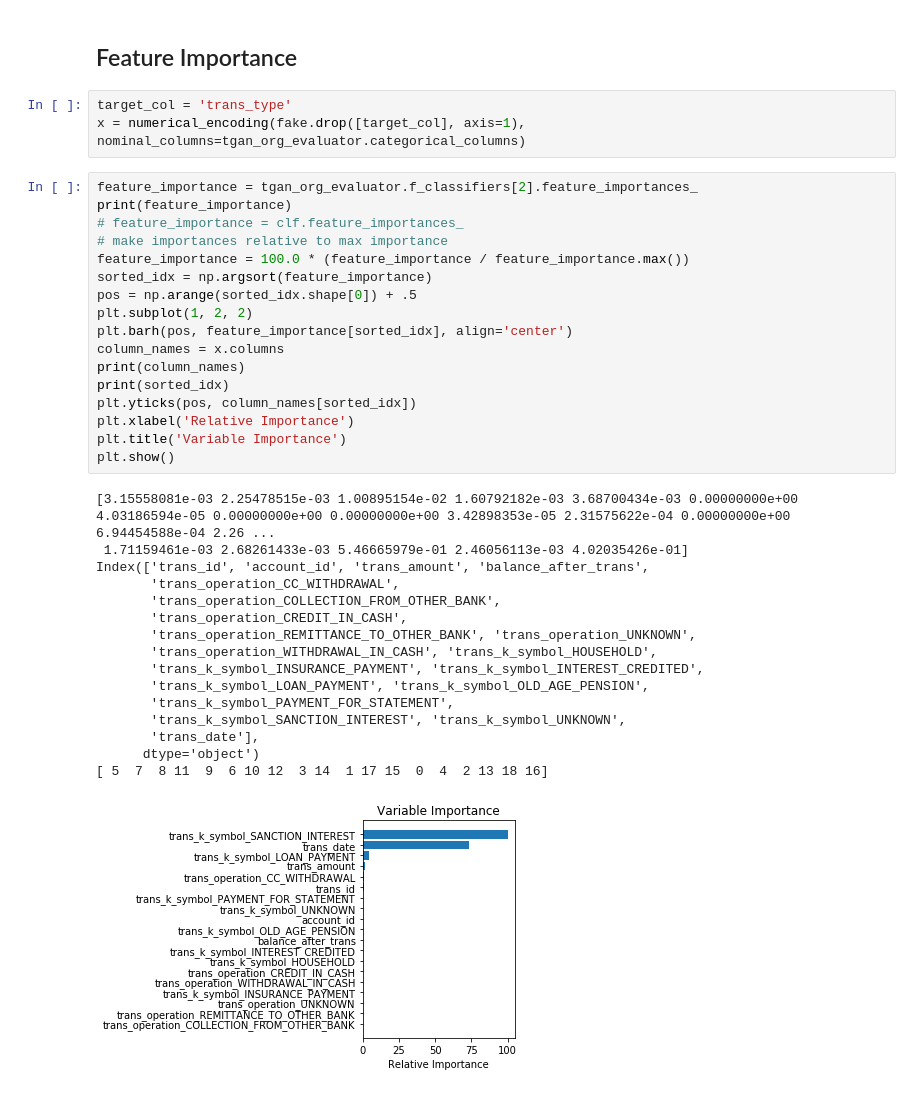
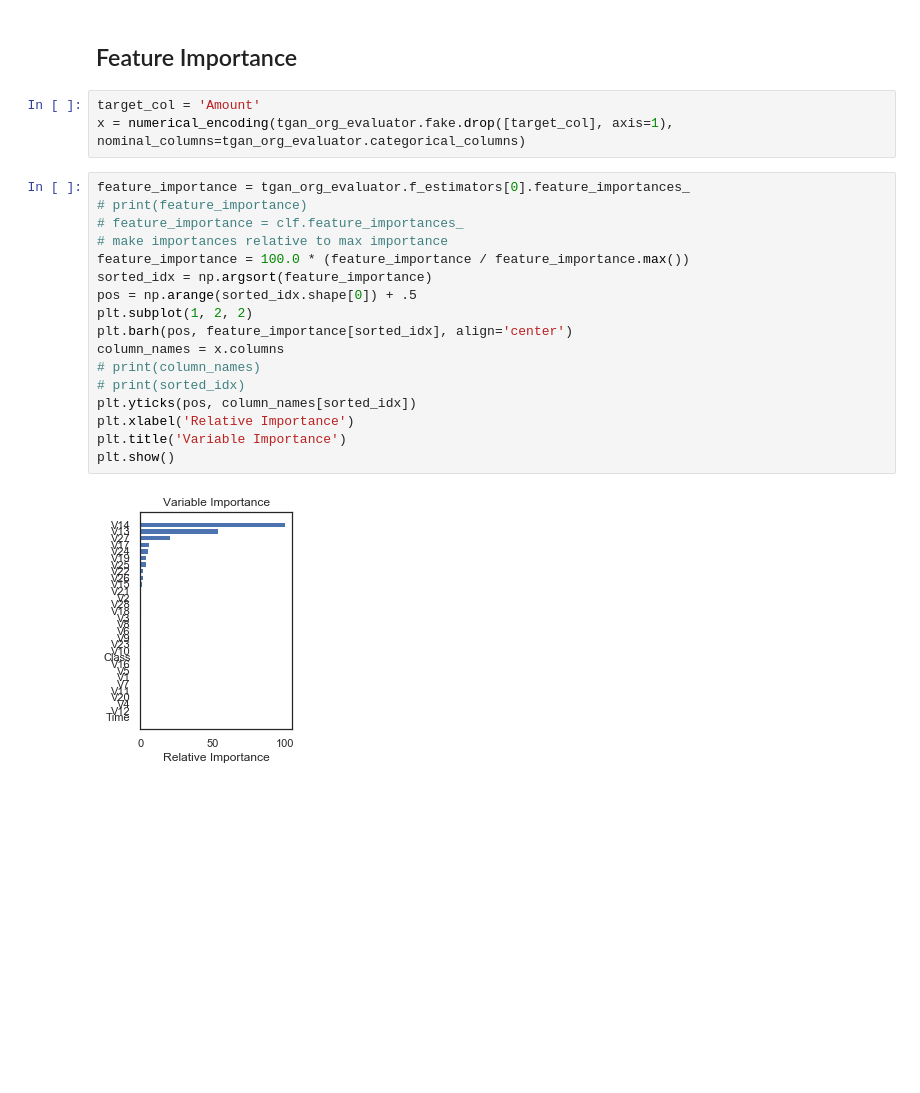
Before and after one commit to Baukebrenninkmeijer/TGAN, a Jupyter notebook: data_comparison_creditcard.ipynb, the cells around one changed output. Saved outputs shown, nothing was run; the diff lists cells and outputs as text; blank space fills up the shorter version.

```diff
--- a/data_comparison_creditcard.ipynb
+++ b/data_comparison_creditcard.ipynb
@@ -100,40 +197,25 @@ tablegan_evaluator.visual_evaluation(annot=False)
 # %% [markdown]
 ## Feature Importance
 # %%
-target_col = 'trans_type'
-x = numerical_encoding(fake.drop([target_col], axis=1), nominal_columns=tgan_org_evaluator.categorical_columns)
+target_col = 'Amount'
+x = numerical_encoding(tgan_org_evaluator.fake.drop([target_col], axis=1), nominal_columns=tgan_org_evaluator.categorical_columns)
 # %%
-feature_importance = tgan_org_evaluator.f_classifiers[2].feature_importances_
-print(feature_importance)
+feature_importance = tgan_org_evaluator.f_estimators[0].feature_importances_
+# print(feature_importance)
 # feature_importance = clf.feature_importances_
 # make importances relative to max importance
 feature_importance = 100.0 * (feature_importance / feature_importance.max())
 sorted_idx = np.argsort(feature_importance)
 pos = np.arange(sorted_idx.shape[0]) + .5
 plt.subplot(1, 2, 2)
 plt.barh(pos, feature_importance[sorted_idx], align='center')
 column_names = x.columns
-print(column_names)
-print(sorted_idx)
+# print(column_names)
+# print(sorted_idx)
 plt.yticks(pos, column_names[sorted_idx])
 plt.xlabel('Relative Importance')
 plt.title('Variable Importance')
 plt.show()
 # %% [output]
-[3.15558081e-03 2.25478515e-03 1.00895154e-02 1.60792182e-03 3.68700434e-03 0.00000000e+00 4.03186594e-05 0.00000000e+00 0.00000000e+00 3.42898353e-05 2.31575622e-04 0.00000000e+00 6.94454588e-04 2.26 ...
- 1.71159461e-03 2.68261433e-03 5.46665979e-01 2.46056113e-03 4.02035426e-01]
-Index(['trans_id', 'account_id', 'trans_amount', 'balance_after_trans',
-       'trans_operation_CC_WITHDRAWAL',
-       'trans_operation_COLLECTION_FROM_OTHER_BANK',
-       'trans_operation_CREDIT_IN_CASH',
-       'trans_operation_REMITTANCE_TO_OTHER_BANK', 'trans_operation_UNKNOWN',
-       'trans_operation_WITHDRAWAL_IN_CASH', 'trans_k_symbol_HOUSEHOLD',
-       'trans_k_symbol_INSURANCE_PAYMENT', 'trans_k_symbol_INTEREST_CREDITED',
-       'trans_k_symbol_LOAN_PAYMENT', 'trans_k_symbol_OLD_AGE_PENSION',
-       'trans_k_symbol_PAYMENT_FOR_STATEMENT',
-       'trans_k_symbol_SANCTION_INTEREST', 'trans_k_symbol_UNKNOWN',
-       'trans_date'],
-      dtype='object')
-[ 5  7  8 11  9  6 10 12  3 14  1 17 15  0  4  2 13 18 16]
-[figure, old version]
+[figure, new version]
 # %%
```
Also changed, not shown: parts of 12 cells of this notebook, 3 other files.
